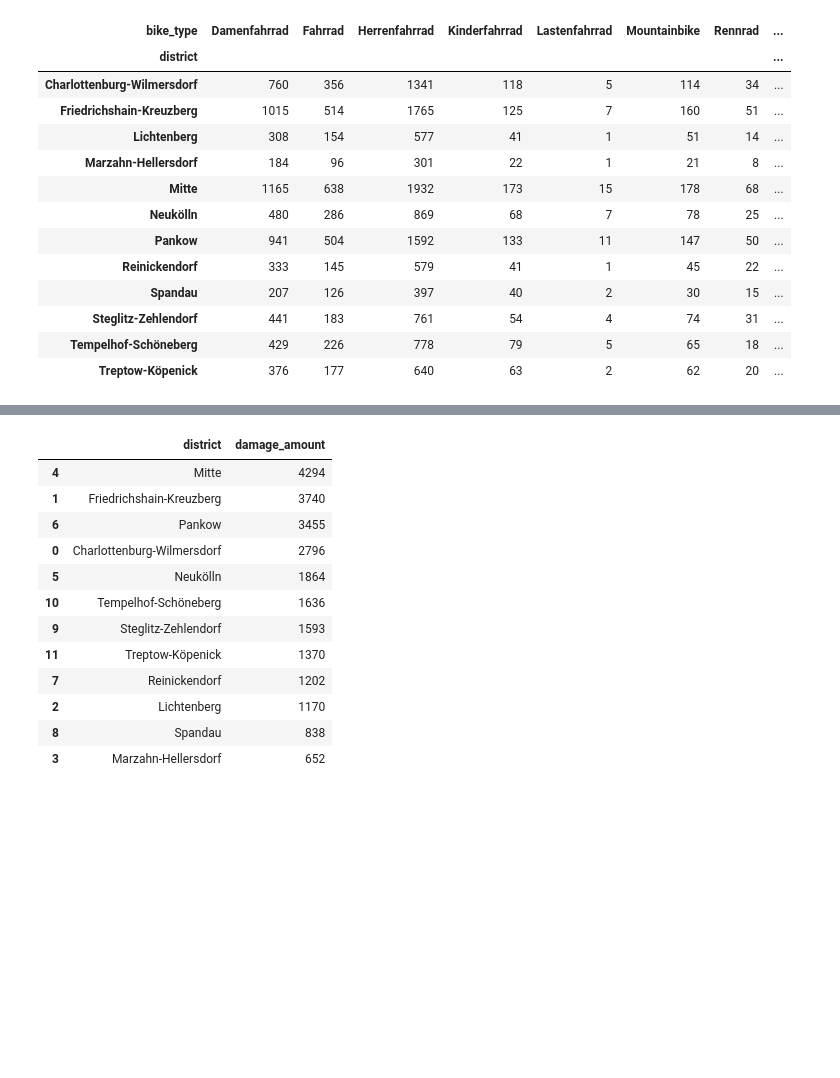
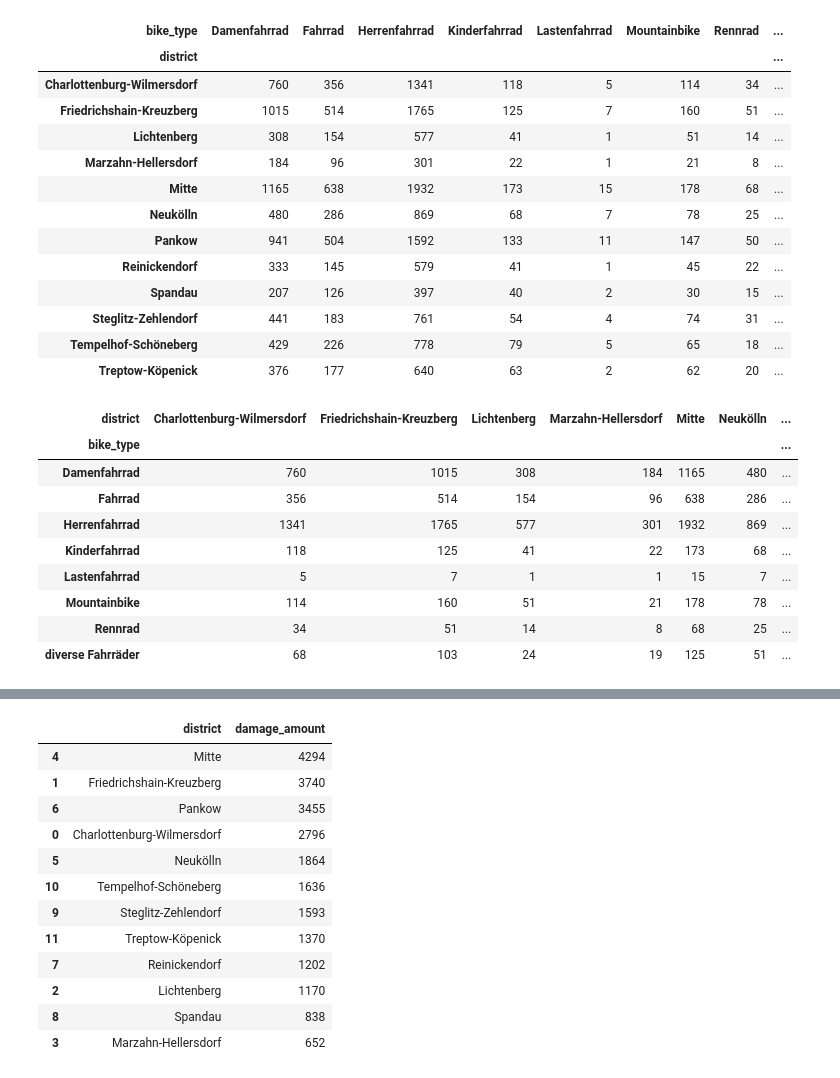
Before and after one commit to cpumarfrohberg/analyze_bike_thefts, a Jupyter notebook: analyze_bike_thefts.ipynb, the cells around one changed output, grey strips where cells are left out. Saved outputs shown, nothing was run; the diff lists cells and outputs as text; code cells hidden in the pictures; blank space fills up the shorter version.

```diff
--- a/analyze_bike_thefts.ipynb
+++ b/analyze_bike_thefts.ipynb
@@ -276,3 +277,17 @@ pd.crosstab(bike_thefts_final.district, bike_thefts_final.bike_type)
 | Steglitz-Zehlendorf | 441 | 183 | 761 | 54 | 4 | 74 | 31 | ... |
 | Tempelhof-Schöneberg | 429 | 226 | 778 | 79 | 5 | 65 | 18 | ... |
 | Treptow-Köpenick | 376 | 177 | 640 | 63 | 2 | 62 | 20 | ... |
+# %%
+bike_thefts_final_districts_bike_types = bike_thefts_final_districts_bike_types.T
+bike_thefts_final_districts_bike_types
+# %% [output]
+| district | Charlottenburg-Wilmersdorf | Friedrichshain-Kreuzberg | Lichtenberg | Marzahn-Hellersdorf | Mitte | Neukölln | ... |
+| bike_type |  |  |  |  |  |  | ... |
+| Damenfahrrad | 760 | 1015 | 308 | 184 | 1165 | 480 | ... |
+| Fahrrad | 356 | 514 | 154 | 96 | 638 | 286 | ... |
+| Herrenfahrrad | 1341 | 1765 | 577 | 301 | 1932 | 869 | ... |
+| Kinderfahrrad | 118 | 125 | 41 | 22 | 173 | 68 | ... |
+| Lastenfahrrad | 5 | 7 | 1 | 1 | 15 | 7 | ... |
+| Mountainbike | 114 | 160 | 51 | 21 | 178 | 78 | ... |
+| Rennrad | 34 | 51 | 14 | 8 | 68 | 25 | ... |
+| diverse Fahrräder | 68 | 103 | 24 | 19 | 125 | 51 | ... |
```
Also changed, not shown: parts of 14 cells of this notebook.
